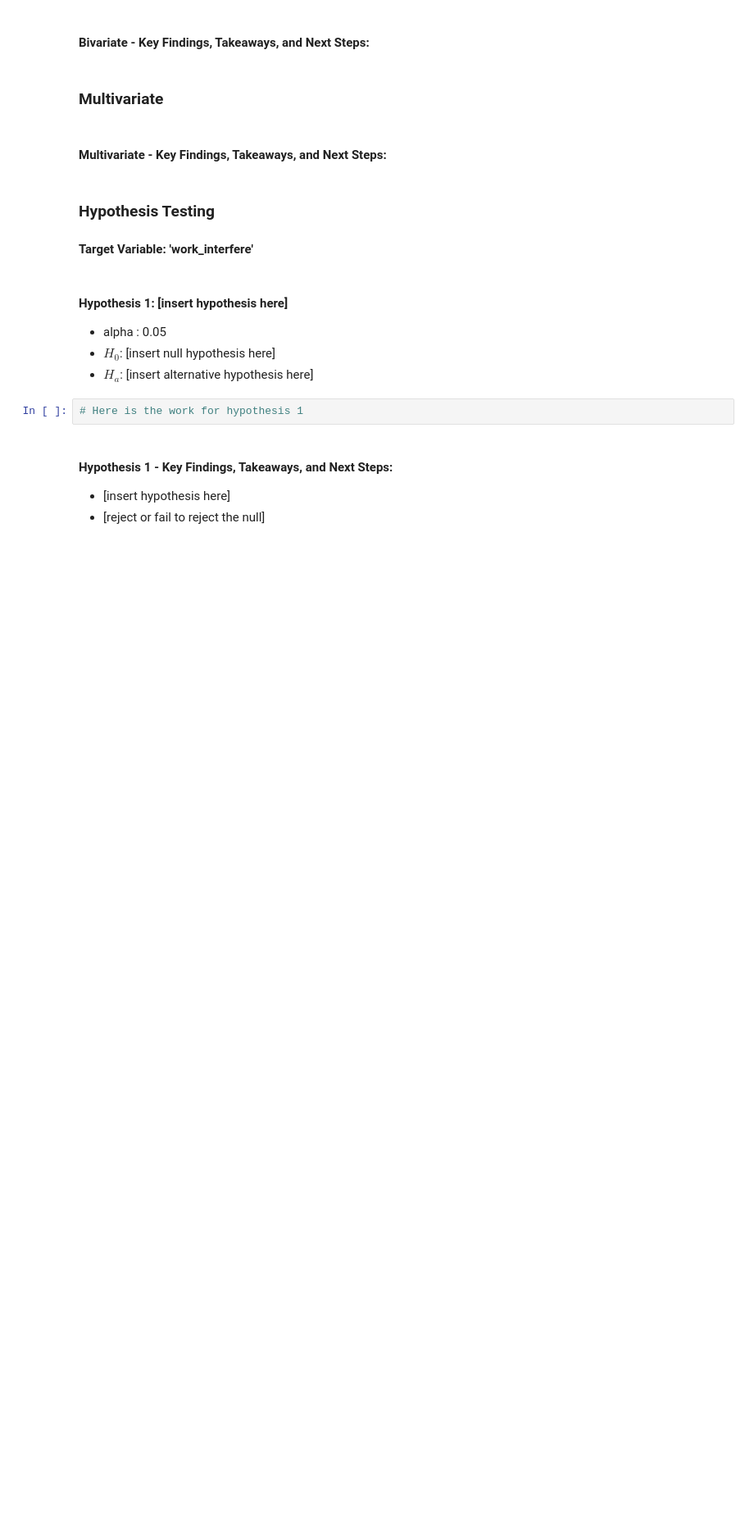
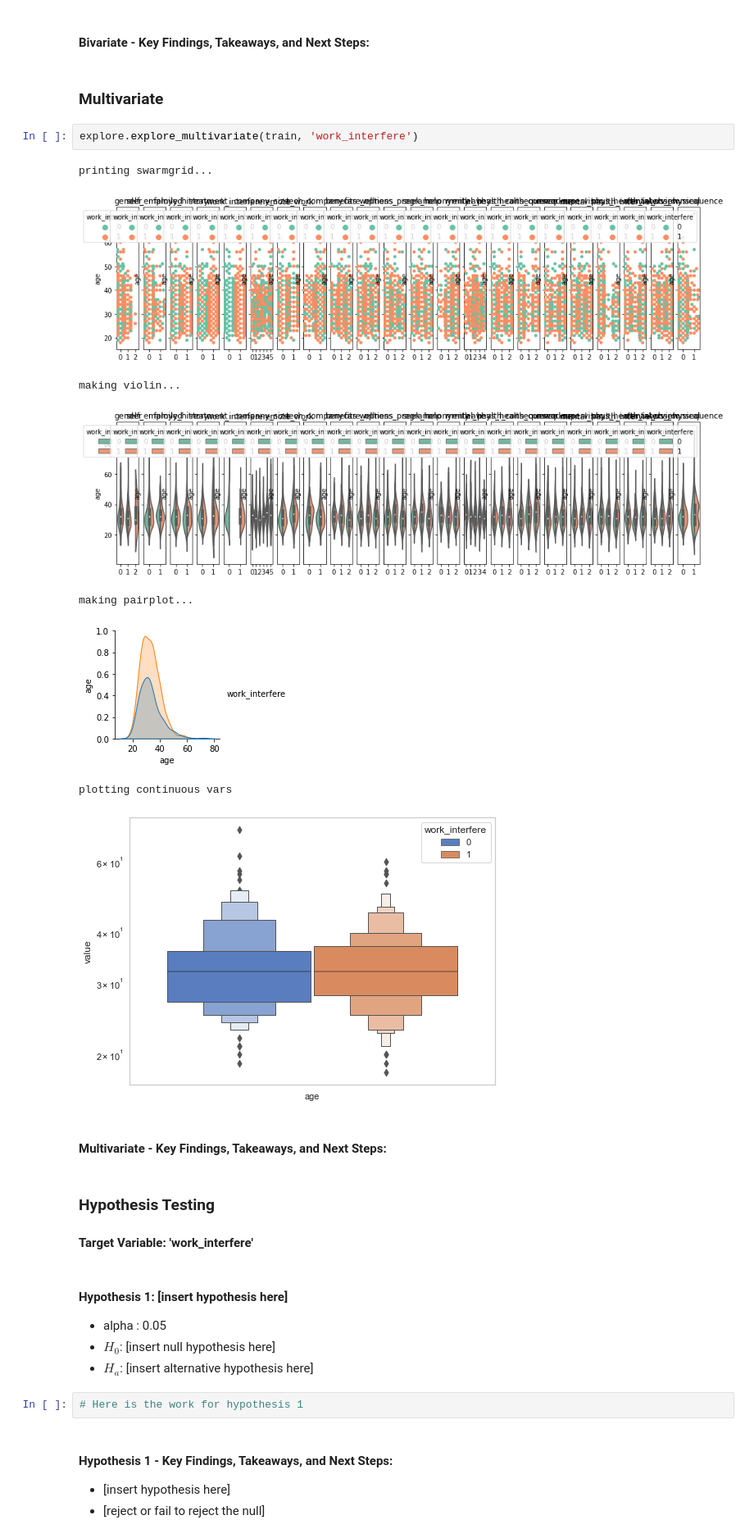
Before and after one commit to Mental-Health-In-Tech/tech-blues-capstone, a Jupyter notebook: first_draft.ipynb, the cells around one changed output. Shown at 82% size. Cells and saved outputs as stored; diff of their text form; blank space fills up the shorter version.

```diff
--- a/first_draft.ipynb
+++ b/first_draft.ipynb
@@ -248,6 +370,17 @@ _________________________________________________________________
 #### Bivariate - Key Findings, Takeaways, and Next Steps:
 # %% [markdown]
 ### Multivariate
+# %%
+explore.explore_multivariate(train, 'work_interfere')
+# %% [output]
+printing swarmgrid...
+[figure, added]
+making violin...
+[figure, added]
+making pairplot...
+[figure, added]
+plotting continuous vars
+[figure, added]
 # %% [markdown]
 #### Multivariate - Key Findings, Takeaways, and Next Steps:
 # %% [markdown]
```
Also changed, not shown: parts of 1 cell of this notebook.
